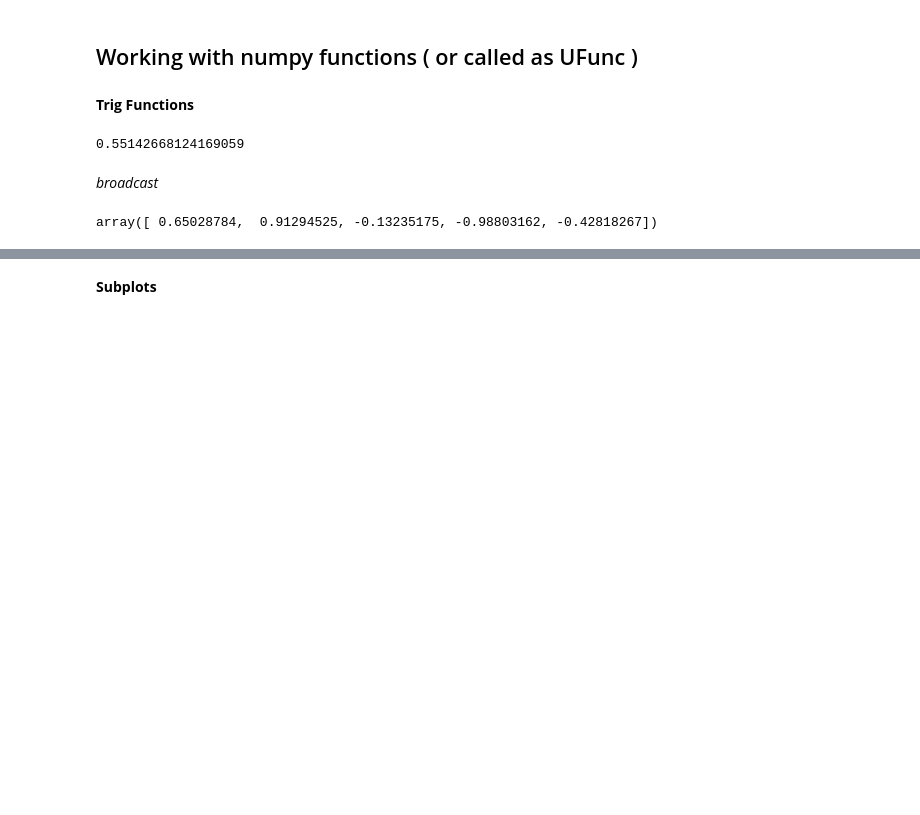
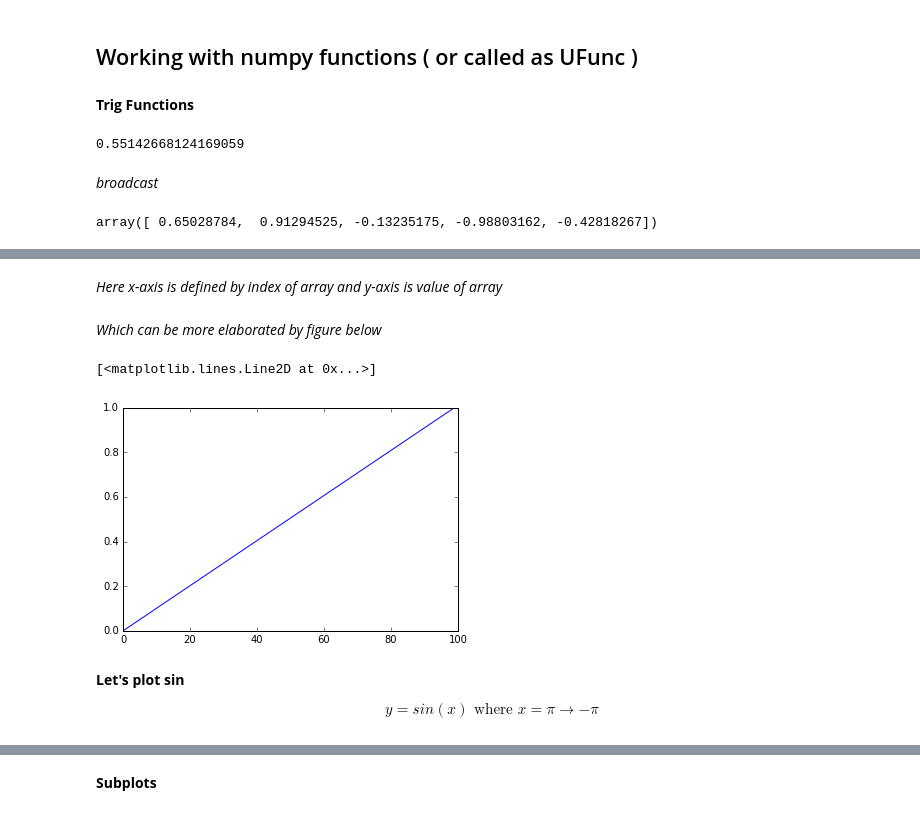
Before and after one commit to learningwithdg/datascience, a Jupyter notebook: Numpy III and Matplotlib I.ipynb, the cells around one changed output, grey strips where cells are left out. Saved outputs shown, nothing was run; the diff lists cells and outputs as text; code cells hidden in the pictures; blank space fills up the shorter version.

```diff
--- a/Numpy III and Matplotlib I.ipynb
+++ b/Numpy III and Matplotlib I.ipynb
@@ -77,0 +87,13 @@ plt.plot(x_values, np.tan(x_values))
+# %% [markdown]
+*Here x-axis is defined by index of array and y-axis is value of array*
+# %% [markdown]
+*Which can be more elaborated by figure below*
+# %%
+plt.plot(np.linspace(0, 1, num=100))
+# %% [output]
+[<matplotlib.lines.Line2D at 0x...>]
+[figure, added]
+# %% [markdown]
+**Let's plot sin**
+
+$$y = sin(x) \text{ where }x=\pi\to-\pi$$
```
Also changed, not shown: parts of 60 cells of this notebook.
